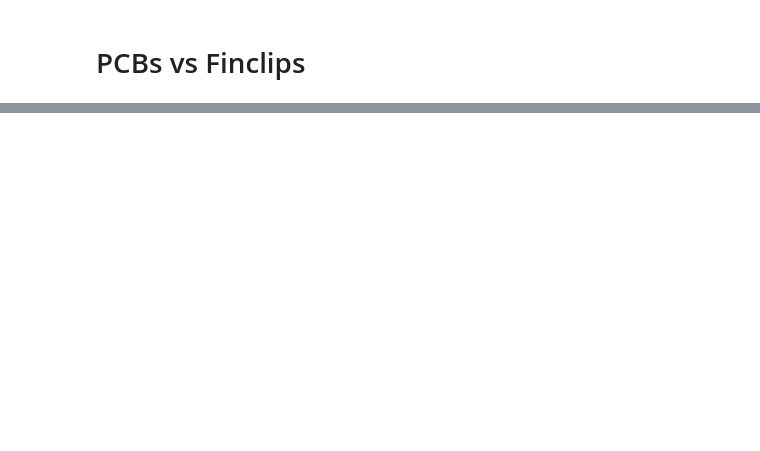
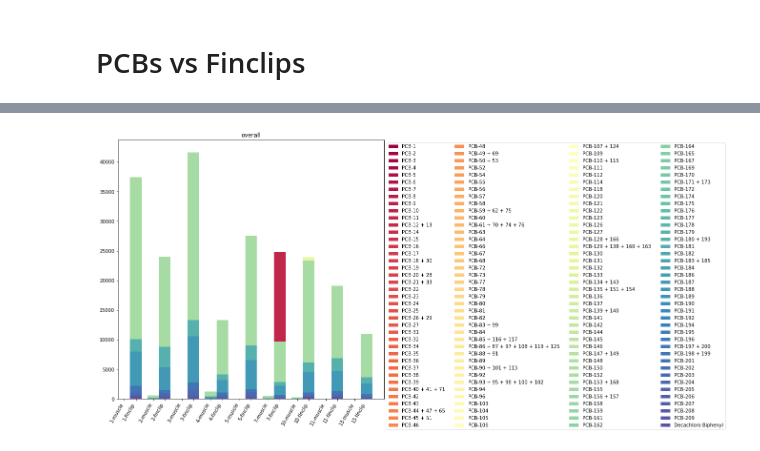
Before and after one commit to amirmtaghizadegan/Sturgeon, a Jupyter notebook: finclips.ipynb, the cells around one changed output, grey strips where cells are left out. Cells and saved outputs as stored; diff of their text form; code cells hidden in the pictures; blank space fills up the shorter version.

```diff
--- a/finclips.ipynb
+++ b/finclips.ipynb
@@ -297,0 +315,6 @@ array([[[23.6 ,  5.15, 33.5 ,  0.74,   nan]]])
+# %%
+finclip = pd.read_excel("./generated excels/pcb.xlsx", sheet_name="lipid_normalized")
+finclip.rename(columns={finclip.columns[0]: 'CLIENT_ID'}, inplace=True)
+finclip.columns = finclip.columns.str.removesuffix("-Trembleur")
+finclip.insert(1, 'tag', 'finclip')
+finclip.head()
@@ -297,0 +328,4 @@ array([[[23.6 ,  5.15, 33.5 ,  0.74,   nan]]])
+# %%
+pcb_table = pd.concat([finclip, muscle], axis = 0)
+pcb_table.reset_index(drop=True, inplace=True)
+pcb_table.head()
@@ -297,0 +339,4 @@ array([[[23.6 ,  5.15, 33.5 ,  0.74,   nan]]])
+# %%
+pcb_table.drop(index = pcb_table.index[pcb_table.CLIENT_ID.str.contains('Total', case = False)], inplace=True)
+pcb_table.drop(index = pcb_table.index[pcb_table.CLIENT_ID.str.contains('Lipid', case = False)], inplace = True)
+pcb_table.head()
@@ -297,0 +350,21 @@ array([[[23.6 ,  5.15, 33.5 ,  0.74,   nan]]])
+# %%
+t = pcb_table
+x = np.arange(len(t.columns[2:]))*2
+width = 0.8
+plt.figure(facecolor='white', figsize=(10, 10))
+plt.xticks(np.r_[x+(width/2), x-(width/2)], np.r_[t.columns[2:]+"-finclip", t.columns[2:]+"-muscle"], rotation = 60, ha = 'right')
+cmap = plt.get_cmap('Spectral')
+z_c = len(t['CLIENT_ID'].unique())
+for i, r in enumerate(t["CLIENT_ID"].unique()):
+    color = cmap(i/z_c)
+    temp = t.loc[(t.CLIENT_ID == r) & (t.tag == "muscle"), t.columns[2:]]
+    y = temp.to_numpy("float")[0]
+    plt.bar(x - (width/2),y, width=width, color = color)
+
+    temp = t.loc[(t.CLIENT_ID == r) & (t.tag == "finclip"), temp.columns]
+    y = temp.to_numpy("float")[0]
+    plt.bar(x + width/2, y, width=width, label = f"{r}", color = color)
+    plt.title('overall')
+    plt.legend(bbox_to_anchor = (1, 1), ncol = 4)
+# %% [output]
+[figure, added]
```
Also changed, not shown: parts of 11 cells of this notebook.
